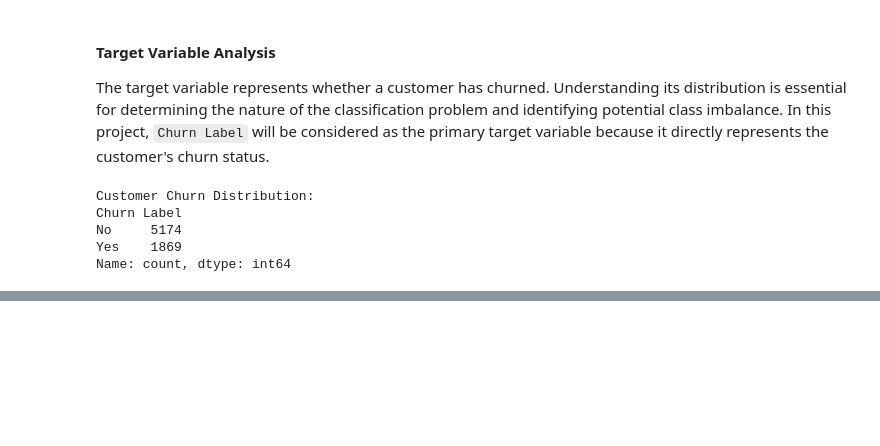
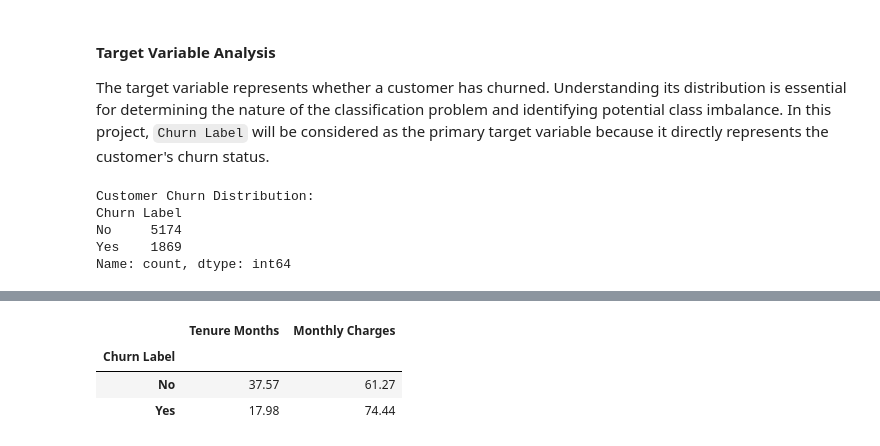
Before and after one commit to AchalaSharma/churn-prediction-project, a Jupyter notebook: notebooks/01_Data_Understanding_and_Initial_EDA.ipynb, the cells around one changed output, grey strips where cells are left out. Saved outputs shown, nothing was run; the diff lists cells and outputs as text; code cells hidden in the pictures; blank space fills up the shorter version.

```diff
--- a/notebooks/01_Data_Understanding_and_Initial_EDA.ipynb
+++ b/notebooks/01_Data_Understanding_and_Initial_EDA.ipynb
@@ -191,0 +244,8 @@ Name: count, dtype: int64
+# %%
+# Compare numerical features between churned and non-churned customers
+df.groupby('Churn Label')[numerical_features[:2]].mean().round(2)
+# %% [output]
+|  | Tenure Months | Monthly Charges |
+| Churn Label |  |  |
+| No | 37.57 | 61.27 |
+| Yes | 17.98 | 74.44 |
```
Also changed, not shown: parts of 5 cells of this notebook.
